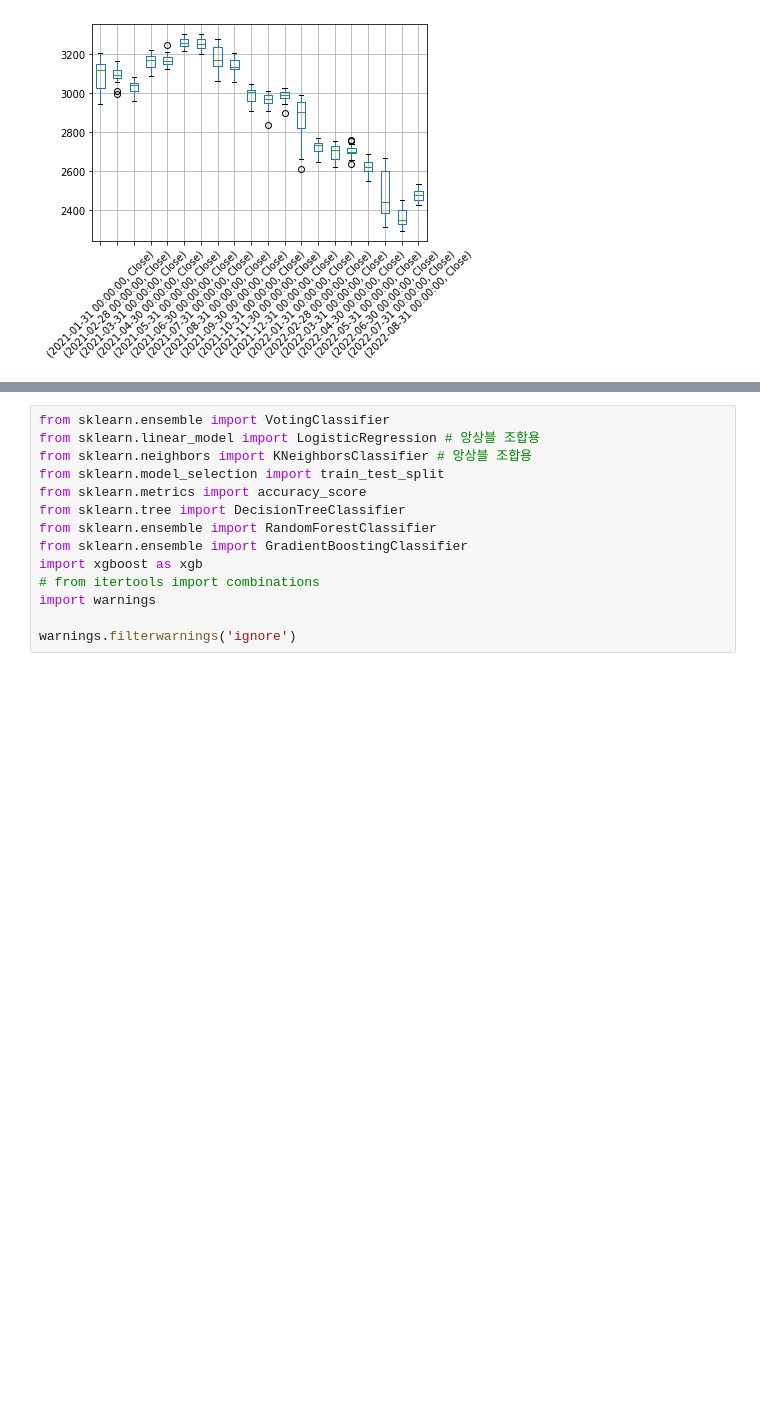
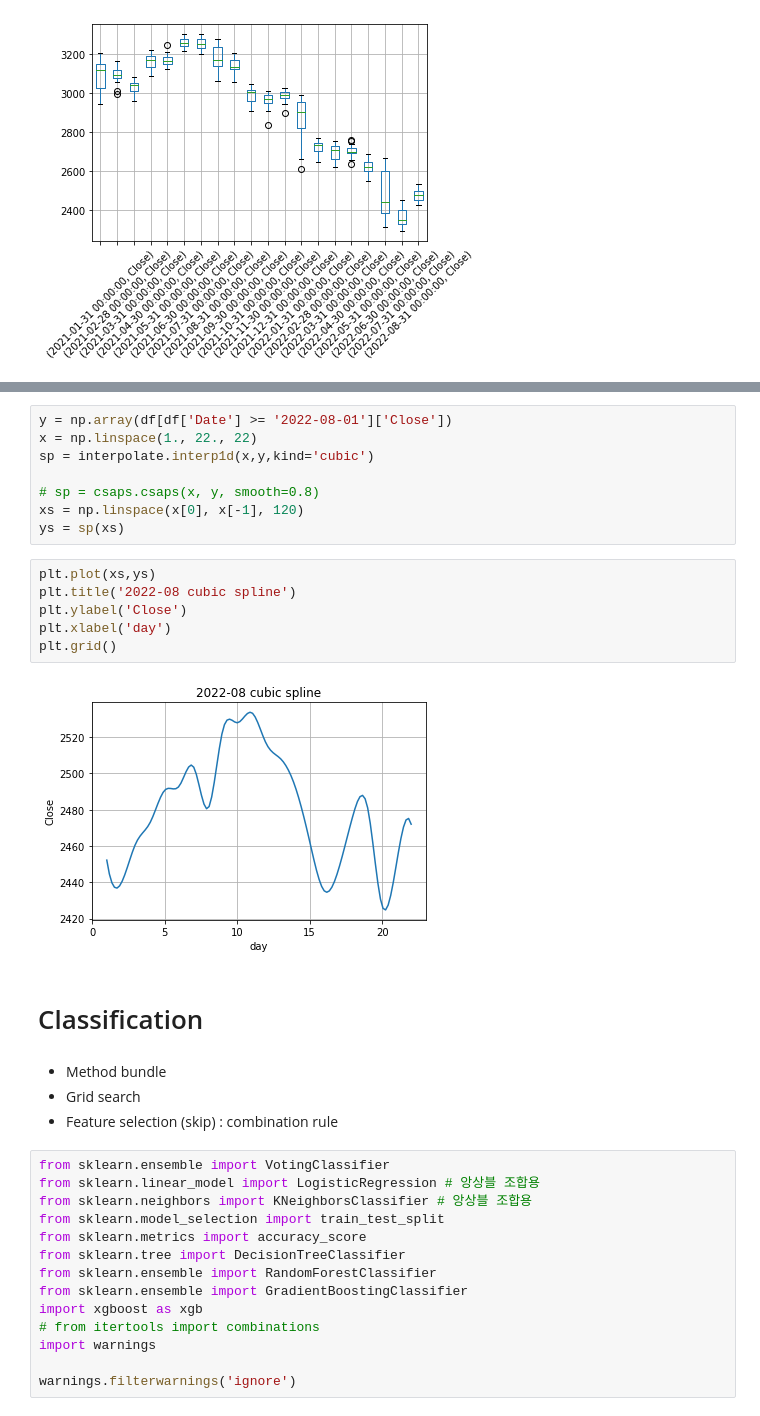
Before and after one commit to jjh0987/MyProject, a Jupyter notebook: pythonProject/dacon/monthly_dacon/Untitled.ipynb, the cells around one changed output, grey strips where cells are left out. Saved outputs shown, nothing was run; the diff lists cells and outputs as text; blank space fills up the shorter version.

```diff
--- a/pythonProject/dacon/monthly_dacon/Untitled.ipynb
+++ b/pythonProject/dacon/monthly_dacon/Untitled.ipynb
@@ -93,3 +110,25 @@ df[df['Date'] > '2021-01-01'].loc[:,['Date','Close']].groupby([pd.Grouper(key='D
+# %%
+y = np.array(df[df['Date'] >= '2022-08-01']['Close'])
+x = np.linspace(1., 22., 22)
+sp = interpolate.interp1d(x,y,kind='cubic')
+
+# sp = csaps.csaps(x, y, smooth=0.8)
+xs = np.linspace(x[0], x[-1], 120)
+ys = sp(xs)
+# %%
+plt.plot(xs,ys)
+plt.title('2022-08 cubic spline')
+plt.ylabel('Close')
+plt.xlabel('day')
+plt.grid()
+# %% [output]
+[figure, added]
+# %% [markdown]
+# Classification
+# %% [markdown]
+- Method bundle
+- Grid search
+- Feature selection (skip) : combination rule
 # %%
 from sklearn.ensemble import VotingClassifier
 from sklearn.linear_model import LogisticRegression # 앙상블 조합용
```
Also changed, not shown: parts of 26 cells of this notebook, 5 other files.
